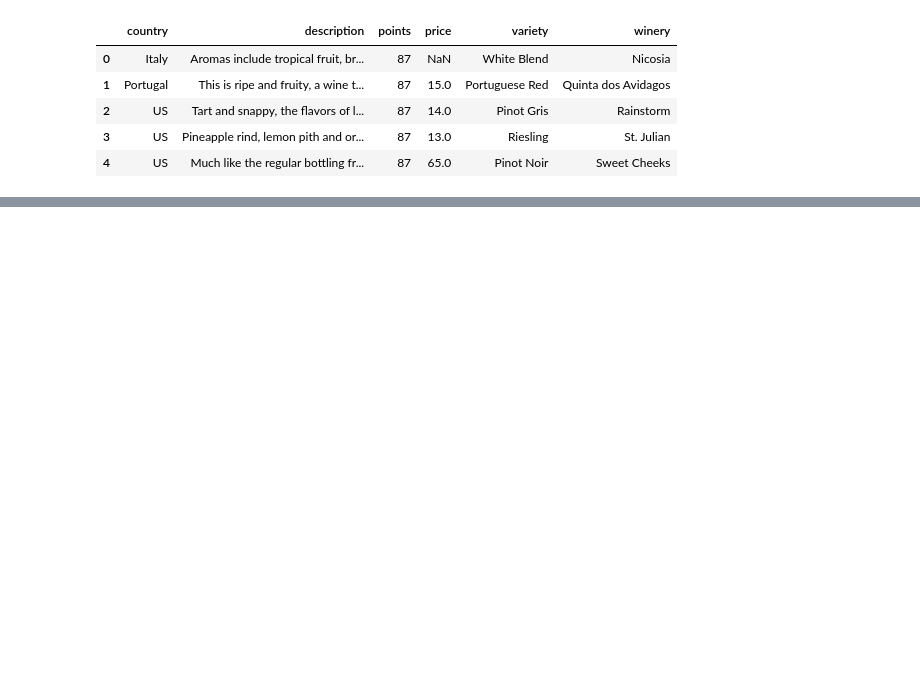
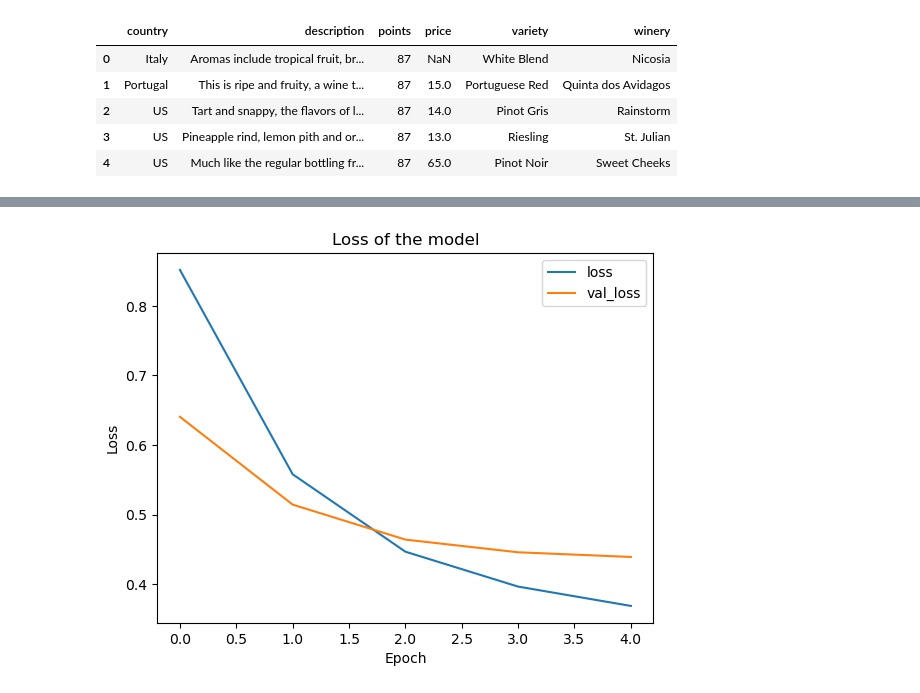
Before and after one commit to NickBres/TF_learning, a Jupyter notebook: wine_prediction.ipynb, the cells around one changed output, grey strips where cells are left out. Cells and saved outputs as stored; diff of their text form; code cells hidden in the pictures; blank space fills up the shorter version.

```diff
--- a/wine_prediction.ipynb
+++ b/wine_prediction.ipynb
@@ -28,0 +134,10 @@ plt.show()
+# %%
+plt.plot(history.history['loss'], label='loss') # Plot the accuracy of the model on the train data
+plt.plot(history.history['val_loss'], label = 'val_loss') # Plot the accuracy of the model on the validation data
+plt.title('Loss of the model')
+plt.xlabel('Epoch')
+plt.ylabel('Loss')
+plt.legend()
+plt.show()
+# %% [output]
+[figure, added]
```
Also changed, not shown: parts of 24 cells of this notebook, 1 other file.
